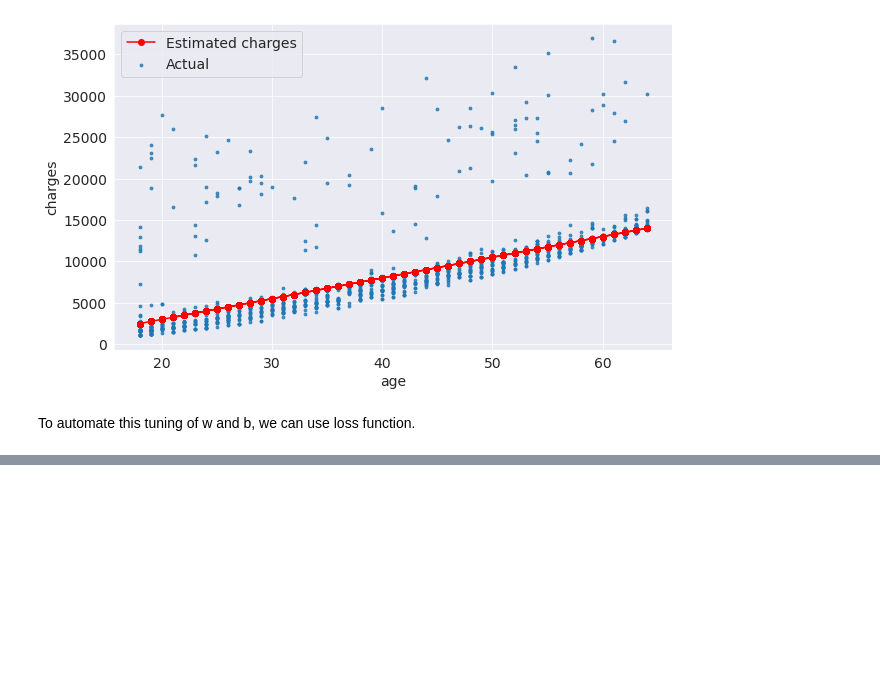
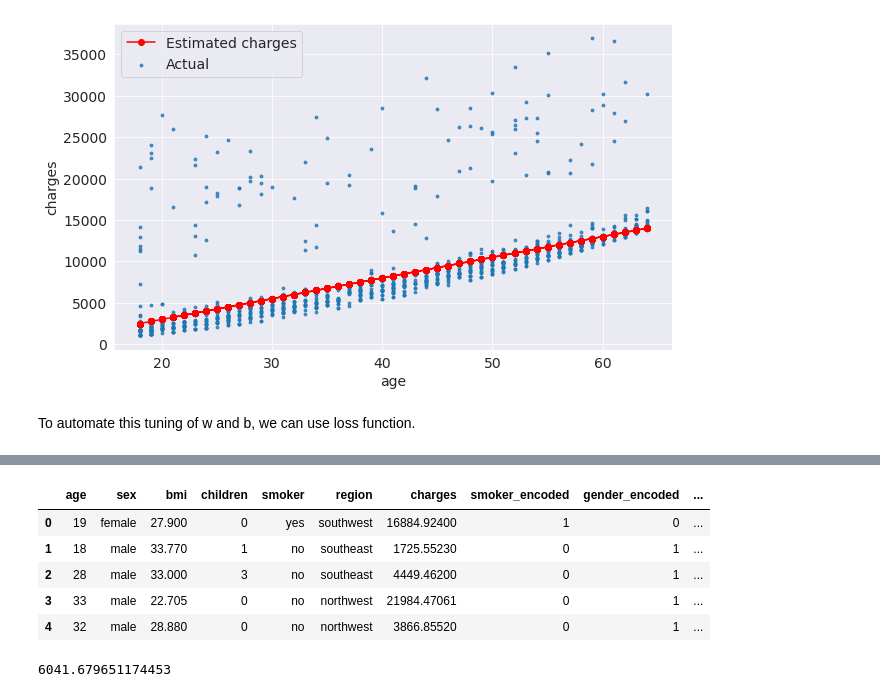
Before and after one commit to shelly2904/DATA_SCIENCE, a Jupyter notebook: MachineLearning/Applied_Linear_Regression.ipynb, the cells around one changed output, grey strips where cells are left out. Cells and saved outputs as stored; diff of their text form; code cells hidden in the pictures; blank space fills up the shorter version.

```diff
--- a/MachineLearning/Applied_Linear_Regression.ipynb
+++ b/MachineLearning/Applied_Linear_Regression.ipynb
@@ -357,0 +466,6 @@ def rmse(actual, predicted):
+# %%
+smoker_dict = {"yes": 1, "no": 0}
+df['smoker_encoded'] = df.smoker.map(smoker_dict)
+
+gender_dict = {"male": 1, "female": 0}
+df['gender_encoded'] = df.sex.map(gender_dict)
@@ -357,0 +480,2 @@ def rmse(actual, predicted):
+# %%
+df[['northeast', 'northwest', 'southeast', 'southwest']] = one_hot
@@ -357,0 +488,9 @@ def rmse(actual, predicted):
+# %%
+df.head()
+# %% [output]
+|  | age | sex | bmi | children | smoker | region | charges | smoker_encoded | gender_encoded | ... |
+| 0 | 19 | female | 27.900 | 0 | yes | southwest | 16884.92400 | 1 | 0 | ... |
+| 1 | 18 | male | 33.770 | 1 | no | southeast | 1725.55230 | 0 | 1 | ... |
+| 2 | 28 | male | 33.000 | 3 | no | southeast | 4449.46200 | 0 | 1 | ... |
+| 3 | 33 | male | 22.705 | 0 | no | northwest | 21984.47061 | 0 | 1 | ... |
+| 4 | 32 | male | 28.880 | 0 | no | northwest | 3866.85520 | 0 | 1 | ... |
@@ -357,0 +503,4 @@ def rmse(actual, predicted):
+# %%
+rmse(predictions, y)
+# %% [output]
+6041.679651174453
```
Also changed, not shown: parts of 28 cells of this notebook.
